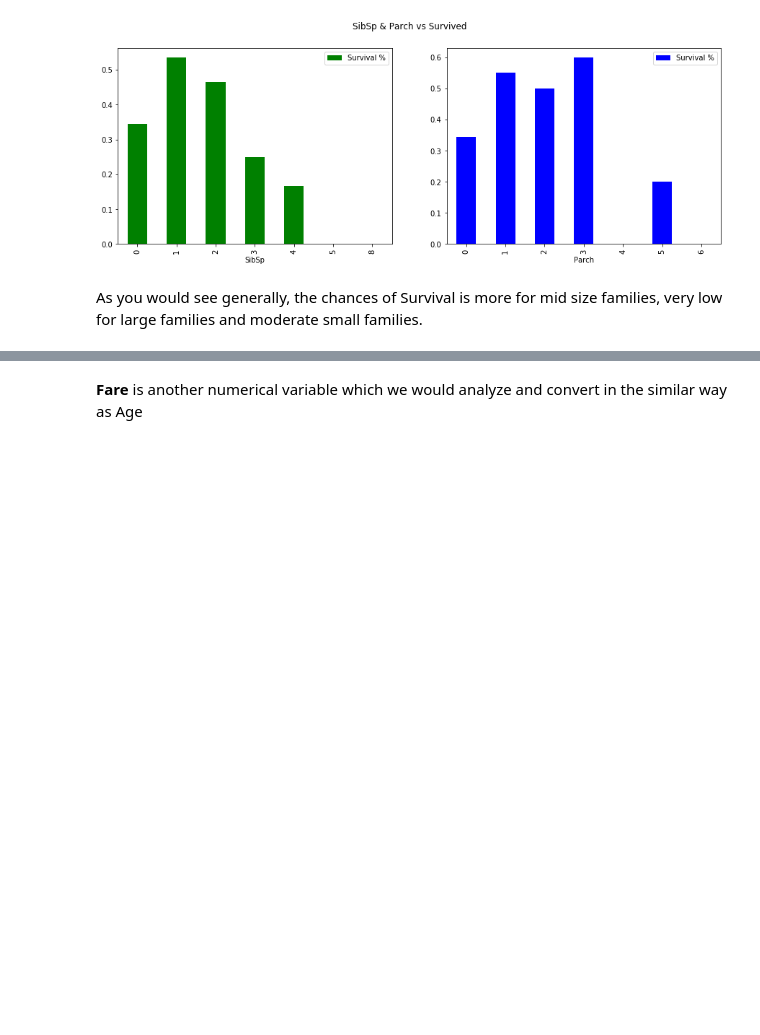
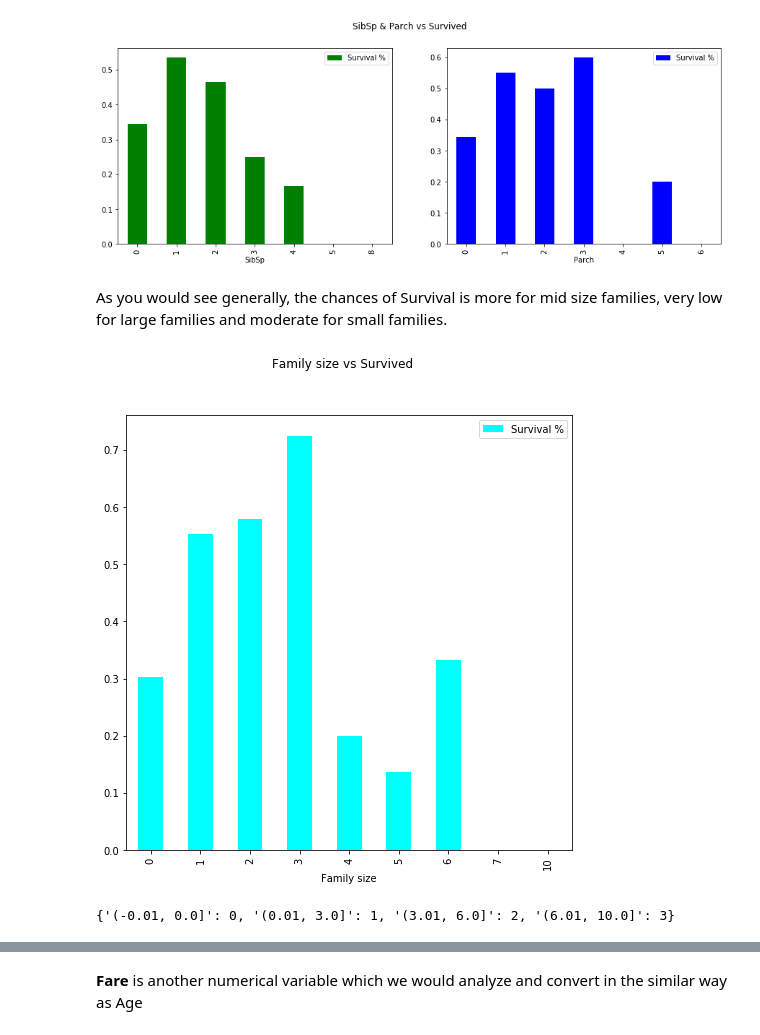
Before and after one commit to Rajesh-Nair/Feature-engineering-and-EDA-using-python, a Jupyter notebook: Titanic-analysis.ipynb, the cells around one changed output, grey strips where cells are left out. Saved outputs shown, nothing was run; the diff lists cells and outputs as text; code cells hidden in the pictures; blank space fills up the shorter version.

```diff
--- a/Titanic-analysis.ipynb
+++ b/Titanic-analysis.ipynb
@@ -407,4 +407,20 @@ plt.show();
 # %% [output]
 [figure]
 # %% [markdown]
-As you would see generally, the chances of Survival is more for mid size families, very low for large families and moderate small families.
+As you would see generally, the chances of Survival is more for mid size families, very low for large families and moderate for small families.
+# %%
+# Lets combine Sibsp & Parch
+for df in combine :
+    df['family'] = df['SibSp'] + df['Parch']
+
+# Plot of family vs Survived
+fig = plt.figure(figsize=(8,8))
+plt.suptitle('Family size vs Survived')
+plt.subplot(111)
+df_titan_train.groupby(['family'])['Survived'].mean()\
+                                                .plot(kind='bar', color='cyan')
+plt.xlabel('Family size')
+plt.legend(['Survival %'])
+plt.show();
+# %% [output]
+[figure, added]
@@ -410,0 +432,7 @@ As you would see generally, the chances of Survival is more for mid size familie
+# %%
+# Fare grp mapper
+flydict = pd.DataFrame(df_titan_train['flysize'].unique().sort_values().astype(str)).to_dict()[0]
+flymap = dict(zip(flydict.values(),flydict.keys()))
+flymap
+# %% [output]
+{'(-0.01, 0.0]': 0, '(0.01, 3.0]': 1, '(3.01, 6.0]': 2, '(6.01, 10.0]': 3}
```
Also changed, not shown: parts of 11 cells of this notebook, 3 other files.
